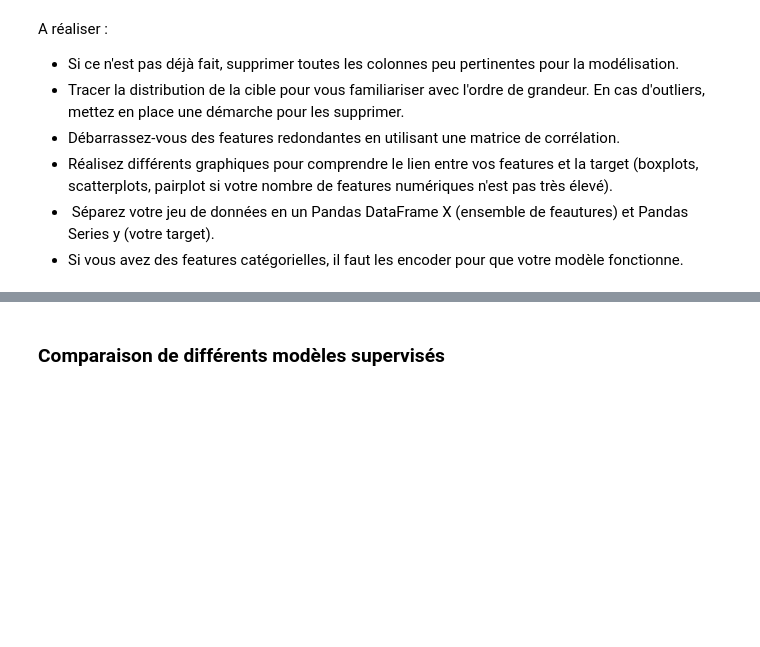
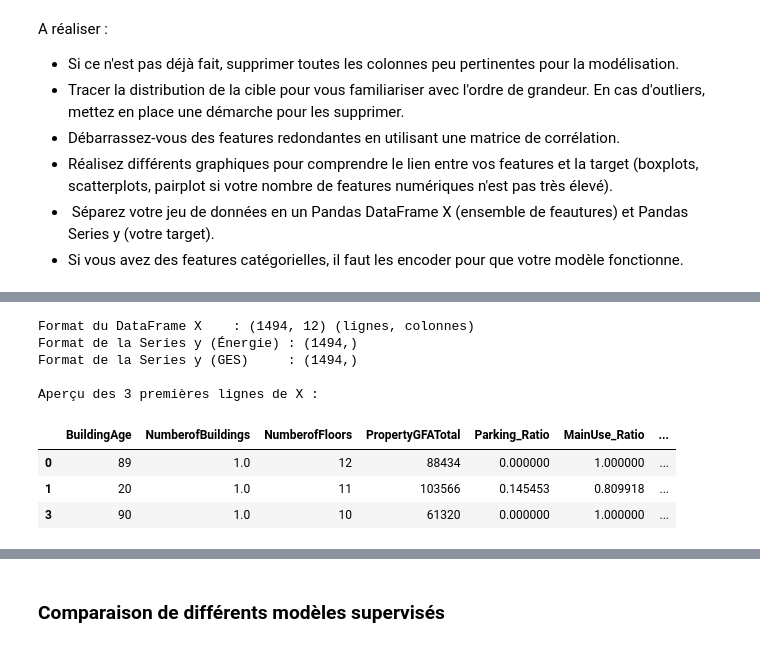
Before and after one commit to mahmoudaminfr-dotcom/seattle-building-energy-prediction, a Jupyter notebook: data/template_modelistation_supervisee.ipynb, the cells around one changed output, grey strips where cells are left out. Cells and saved outputs as stored; diff of their text form; code cells hidden in the pictures; blank space fills up the shorter version.

```diff
--- a/data/template_modelistation_supervisee.ipynb
+++ b/data/template_modelistation_supervisee.ipynb
@@ -547,0 +904,48 @@ A réaliser :
+# %%
+import pandas as pd
+import numpy as np
+
+# 1. Listes des features retenues
+num_features = [
+    'BuildingAge',
+    'NumberofBuildings',
+    'NumberofFloors',
+    'PropertyGFATotal',
+    'Parking_Ratio',
+    'MainUse_Ratio',
+    'Latitude',
+    'Longitude'
+]
+
+cat_features = [
+    'BuildingType',
+    'PrimaryPropertyType_Clean',
+    'Neighborhood',
+    'CouncilDistrictCode'
+]
+
+# 2. Conversion explicite des variables catégorielles en chaînes de caractères
+for col in cat_features:
+    df_model[col] = df_model[col].astype(str)
+
+# 3. Création du DataFrame X et des Series y
+X = df_model[num_features + cat_features].copy()
+y_energy = np.log1p(df_model['SiteEnergyUseWN(kBtu)'])
+y_ghg = np.log1p(df_model['TotalGHGEmissions'])
+
+# 4. Vérification des dimensions et des types
+print(f"Format du DataFrame X    : {X.shape} (lignes, colonnes)")
+print(f"Format de la Series y (Énergie) : {y_energy.shape}")
+print(f"Format de la Series y (GES)     : {y_ghg.shape}")
+print("\nAperçu des 3 premières lignes de X :")
+display(X.head(3))
+# %% [output]
+Format du DataFrame X    : (1494, 12) (lignes, colonnes)
+Format de la Series y (Énergie) : (1494,)
+Format de la Series y (GES)     : (1494,)
+
+Aperçu des 3 premières lignes de X :
+|  | BuildingAge | NumberofBuildings | NumberofFloors | PropertyGFATotal | Parking_Ratio | MainUse_Ratio | ... |
+| 0 | 89 | 1.0 | 12 | 88434 | 0.000000 | 1.000000 | ... |
+| 1 | 20 | 1.0 | 11 | 103566 | 0.145453 | 0.809918 | ... |
+| 3 | 90 | 1.0 | 10 | 61320 | 0.000000 | 1.000000 | ... |
```
Also changed, not shown: parts of 24 cells of this notebook.
